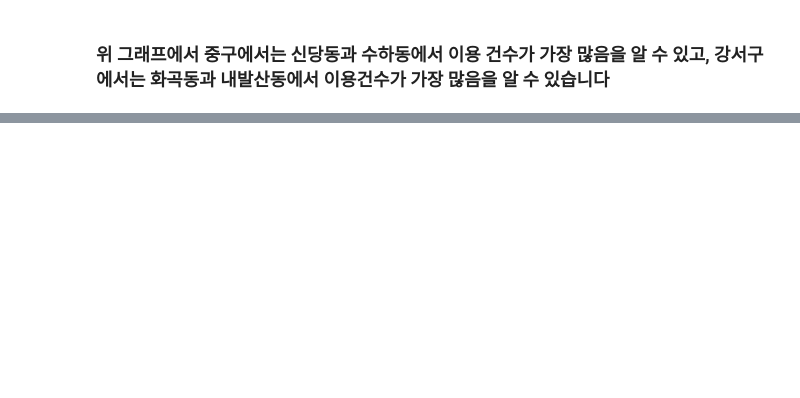
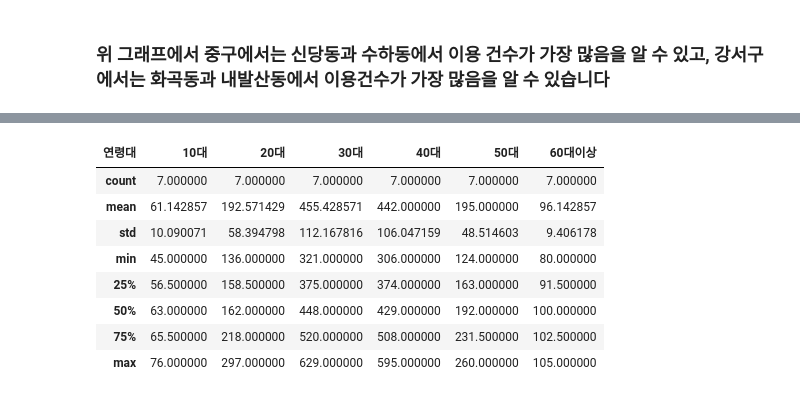
Before and after one commit to winnint77/small-project, a Jupyter notebook: 치킨집 배달과 중국집 배달의 지역별 상관관계.ipynb, the cells around one changed output, grey strips where cells are left out. Cells and saved outputs as stored; diff of their text form; code cells hidden in the pictures; blank space fills up the shorter version.

```diff
--- a/치킨집 배달과 중국집 배달의 지역별 상관관계.ipynb
+++ b/치킨집 배달과 중국집 배달의 지역별 상관관계.ipynb
@@ -267,0 +319,12 @@ plt.show()
+# %%
+df12.describe()
+# %% [output]
+| 연령대 | 10대 | 20대 | 30대 | 40대 | 50대 | 60대이상 |
+| count | 7.000000 | 7.000000 | 7.000000 | 7.000000 | 7.000000 | 7.000000 |
+| mean | 61.142857 | 192.571429 | 455.428571 | 442.000000 | 195.000000 | 96.142857 |
+| std | 10.090071 | 58.394798 | 112.167816 | 106.047159 | 48.514603 | 9.406178 |
+| min | 45.000000 | 136.000000 | 321.000000 | 306.000000 | 124.000000 | 80.000000 |
+| 25% | 56.500000 | 158.500000 | 375.000000 | 374.000000 | 163.000000 | 91.500000 |
+| 50% | 63.000000 | 162.000000 | 448.000000 | 429.000000 | 192.000000 | 100.000000 |
+| 75% | 65.500000 | 218.000000 | 520.000000 | 508.000000 | 231.500000 | 102.500000 |
+| max | 76.000000 | 297.000000 | 629.000000 | 595.000000 | 260.000000 | 105.000000 |
```
Also changed, not shown: parts of 10 cells of this notebook.
